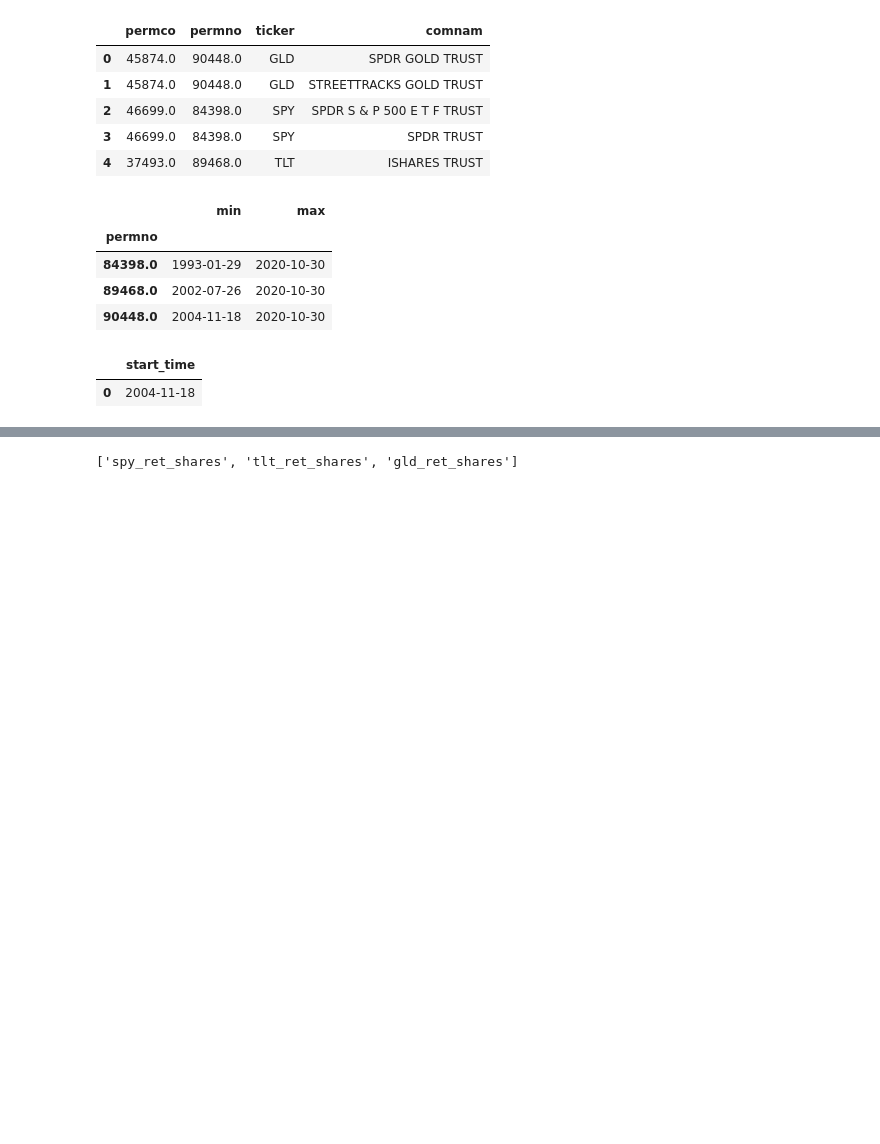
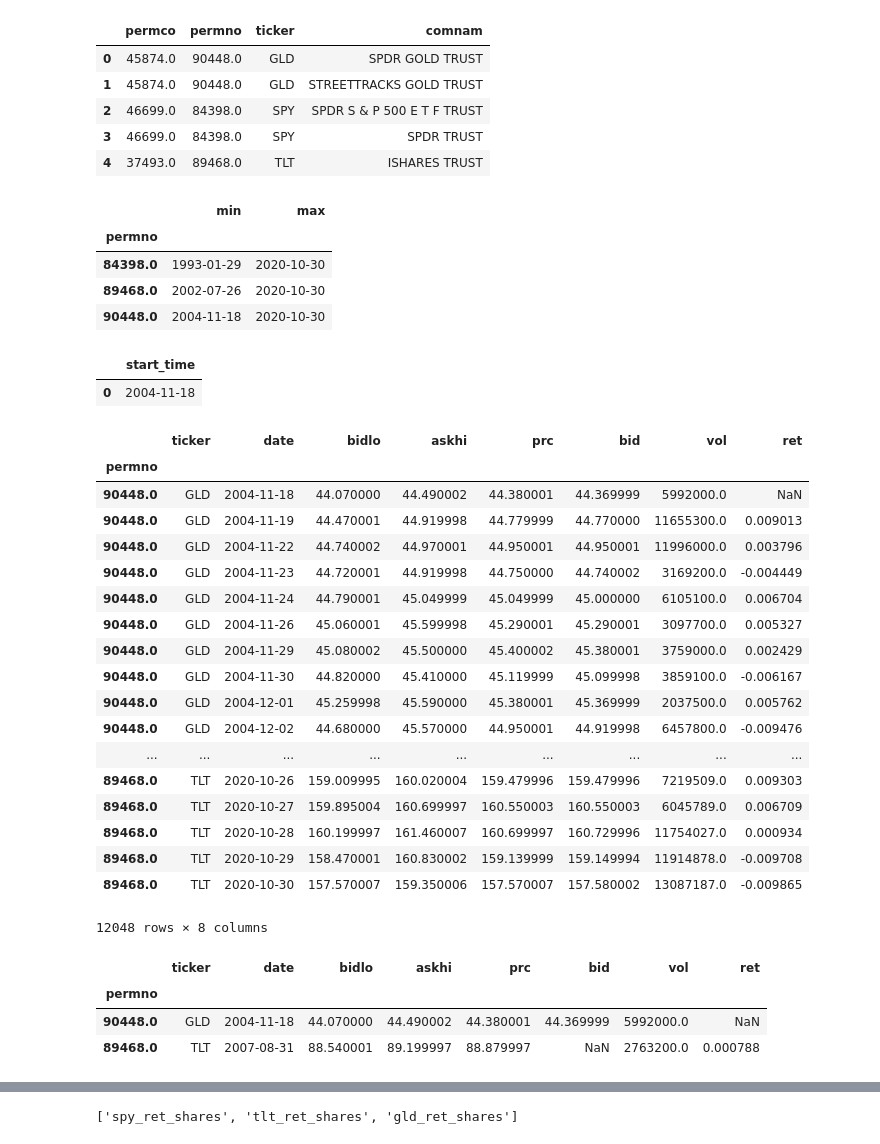
Before and after one commit to ningtong88/Capstone_TDAmeritrade, a Jupyter notebook: TDAmeritrade Portfolio Rebalancing.ipynb, the cells around one changed output, grey strips where cells are left out. Drawn from its saved outputs; the diff is of its cells as text; code cells hidden in the pictures; blank space fills up the shorter version.

```diff
--- a/TDAmeritrade Portfolio Rebalancing.ipynb
+++ b/TDAmeritrade Portfolio Rebalancing.ipynb
@@ -105,3 +105,32 @@ crsp_db.raw_sql('select max(min_date) as start_time from (select distinct permno
 dsf_filtered = crsp_db.raw_sql('select distinct b.ticker, a.permno, a.date, a.bidlo, a.askhi, a.prc, a.bid, a.vol, a.ret from crspm.dsf a, crsp.stocknames b, \
     (select max(min_date) as start_time from (select distinct permno, min(date) over (partition by permno) as min_date from crspm.dsf where permno in %(permno)s) temp) as c \
 where a.permno in %(permno)s and a.permno = b.permno and a.date >= c.start_time order by 1,2,3 asc', params=permno_list_1,date_cols=['date'],index_col=['permno'])
+# %%
+dsf_filtered
+# %% [output]
+|  | ticker | date | bidlo | askhi | prc | bid | vol | ret |
+| permno |  |  |  |  |  |  |  |  |
+| 90448.0 | GLD | 2004-11-18 | 44.070000 | 44.490002 | 44.380001 | 44.369999 | 5992000.0 | NaN |
+| 90448.0 | GLD | 2004-11-19 | 44.470001 | 44.919998 | 44.779999 | 44.770000 | 11655300.0 | 0.009013 |
+| 90448.0 | GLD | 2004-11-22 | 44.740002 | 44.970001 | 44.950001 | 44.950001 | 11996000.0 | 0.003796 |
+| 90448.0 | GLD | 2004-11-23 | 44.720001 | 44.919998 | 44.750000 | 44.740002 | 3169200.0 | -0.004449 |
+| 90448.0 | GLD | 2004-11-24 | 44.790001 | 45.049999 | 45.049999 | 45.000000 | 6105100.0 | 0.006704 |
+| 90448.0 | GLD | 2004-11-26 | 45.060001 | 45.599998 | 45.290001 | 45.290001 | 3097700.0 | 0.005327 |
+| 90448.0 | GLD | 2004-11-29 | 45.080002 | 45.500000 | 45.400002 | 45.380001 | 3759000.0 | 0.002429 |
+| 90448.0 | GLD | 2004-11-30 | 44.820000 | 45.410000 | 45.119999 | 45.099998 | 3859100.0 | -0.006167 |
+| 90448.0 | GLD | 2004-12-01 | 45.259998 | 45.590000 | 45.380001 | 45.369999 | 2037500.0 | 0.005762 |
+| 90448.0 | GLD | 2004-12-02 | 44.680000 | 45.570000 | 44.950001 | 44.919998 | 6457800.0 | -0.009476 |
+| ... | ... | ... | ... | ... | ... | ... | ... | ... |
+| 89468.0 | TLT | 2020-10-26 | 159.009995 | 160.020004 | 159.479996 | 159.479996 | 7219509.0 | 0.009303 |
+| 89468.0 | TLT | 2020-10-27 | 159.895004 | 160.699997 | 160.550003 | 160.550003 | 6045789.0 | 0.006709 |
+| 89468.0 | TLT | 2020-10-28 | 160.199997 | 161.460007 | 160.699997 | 160.729996 | 11754027.0 | 0.000934 |
+| 89468.0 | TLT | 2020-10-29 | 158.470001 | 160.830002 | 159.139999 | 159.149994 | 11914878.0 | -0.009708 |
+| 89468.0 | TLT | 2020-10-30 | 157.570007 | 159.350006 | 157.570007 | 157.580002 | 13087187.0 | -0.009865 |
+12048 rows × 8 columns
+# %%
+dsf_filtered[dsf_filtered.isna().any(axis=1)]
+# %% [output]
+|  | ticker | date | bidlo | askhi | prc | bid | vol | ret |
+| permno |  |  |  |  |  |  |  |  |
+| 90448.0 | GLD | 2004-11-18 | 44.070000 | 44.490002 | 44.380001 | 44.369999 | 5992000.0 | NaN |
+| 89468.0 | TLT | 2007-08-31 | 88.540001 | 89.199997 | 88.879997 | NaN | 2763200.0 | 0.000788 |
```
Also changed, not shown: parts of 7 cells of this notebook.
